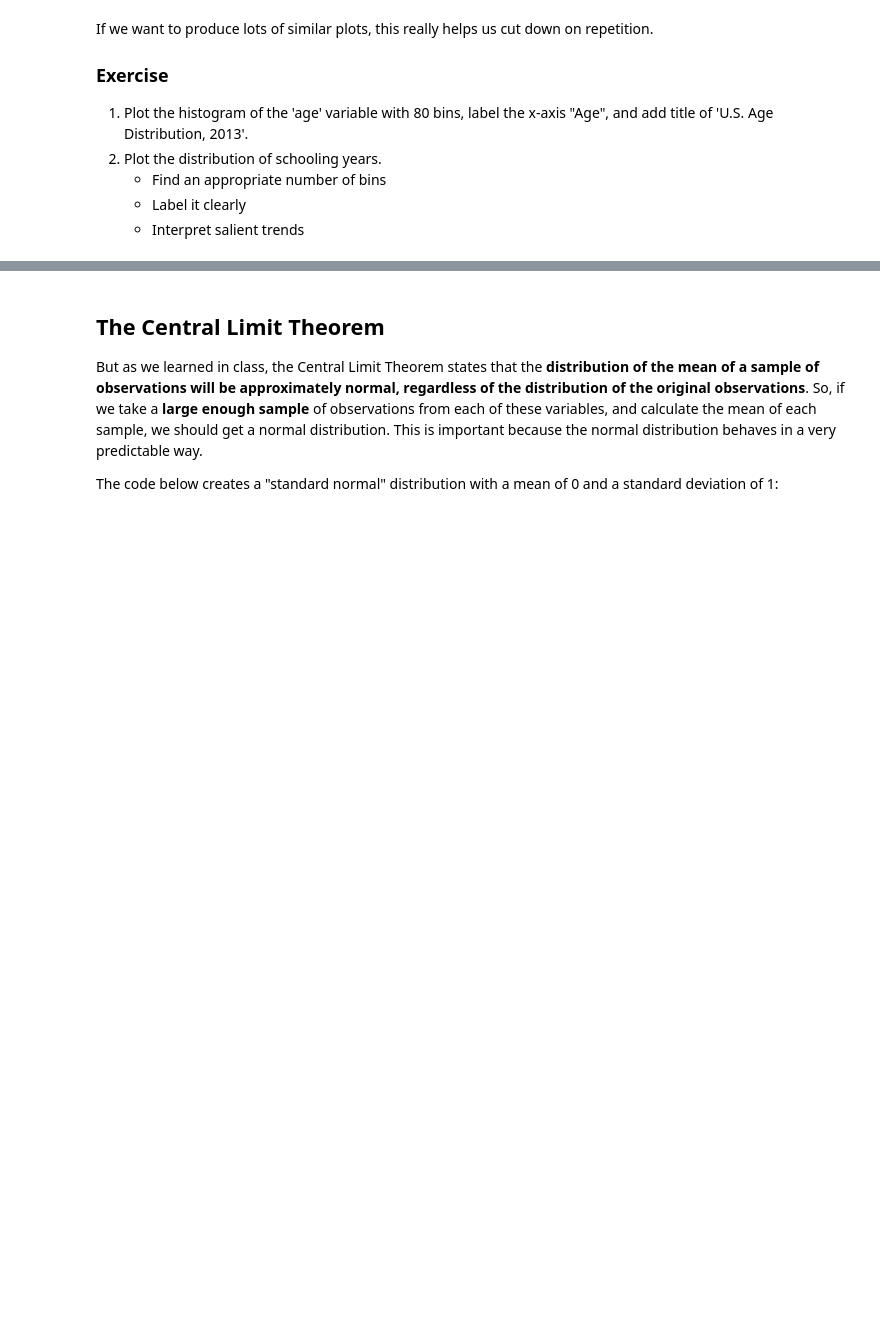
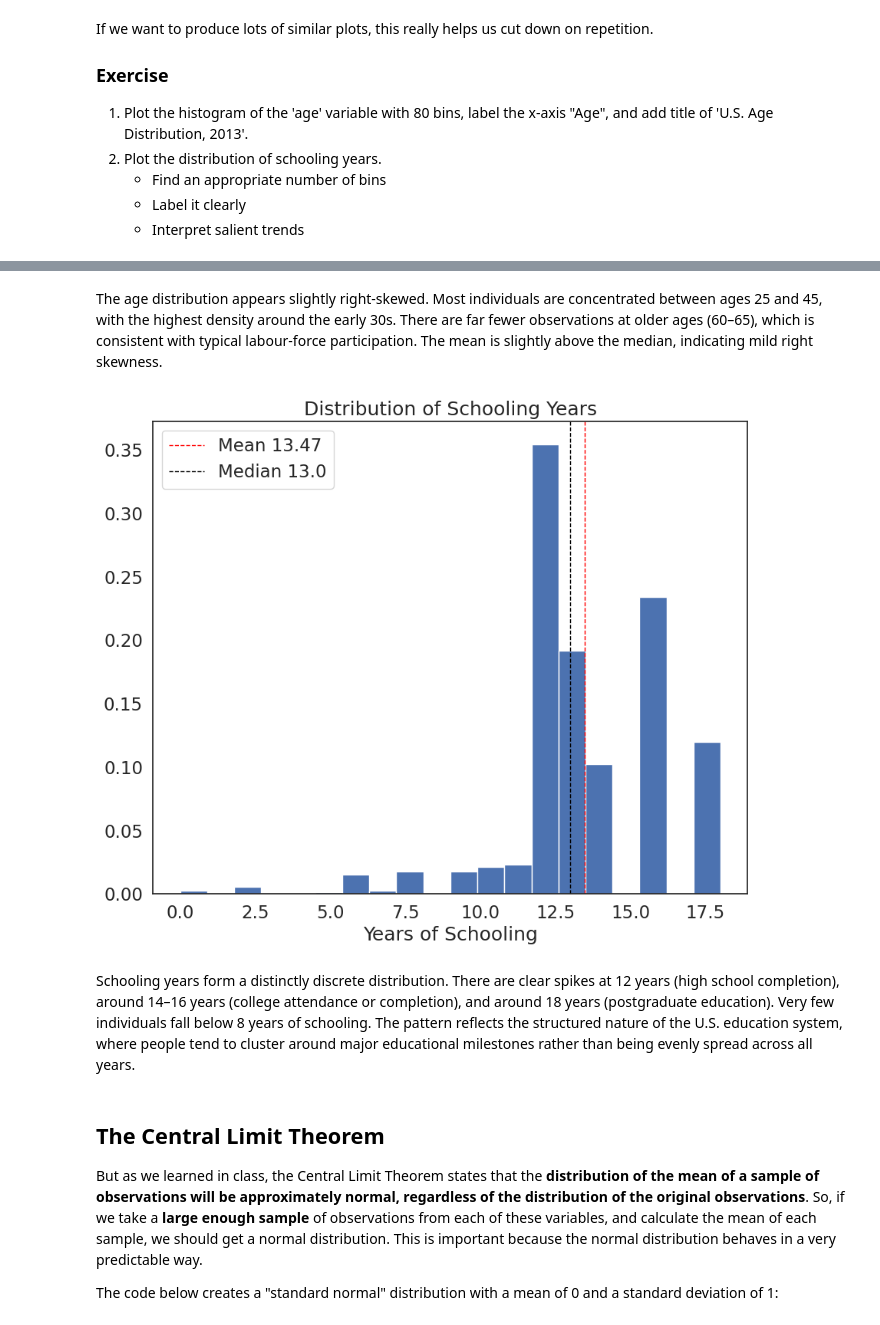
Before and after one commit to xwu23-max/QM2, a Jupyter notebook: notebooks/W05. Distributions and Basic Statistics.ipynb, the cells around one changed output, grey strips where cells are left out. Saved outputs shown, nothing was run; the diff lists cells and outputs as text; code cells hidden in the pictures; blank space fills up the shorter version.

```diff
--- a/notebooks/W05. Distributions and Basic Statistics.ipynb
+++ b/notebooks/W05. Distributions and Basic Statistics.ipynb
@@ -316,3 +334,11 @@ If we want to produce lots of similar plots, this really helps us cut down on re
+# %% [markdown]
+The age distribution appears slightly right-skewed. Most individuals are concentrated between ages 25 and 45, with the highest density around the early 30s. There are far fewer observations at older ages (60–65), which is consistent with typical labour-force participation. The mean is slightly above the median, indicating mild right skewness.
+# %%
+plot_histogram(variable = df['sch'], bin_number = 20, xlab = 'Years of Schooling', title = 'Distribution of Schooling Years')
+# %% [output]
+[figure, added]
+# %% [markdown]
+Schooling years form a distinctly discrete distribution. There are clear spikes at 12 years (high school completion), around 14–16 years (college attendance or completion), and around 18 years (postgraduate education). Very few individuals fall below 8 years of schooling. The pattern reflects the structured nature of the U.S. education system, where people tend to cluster around major educational milestones rather than being evenly spread across all years.
 # %% [markdown]
 ## The Central Limit Theorem
 
```
Also changed, not shown: parts of 16 cells of this notebook.
